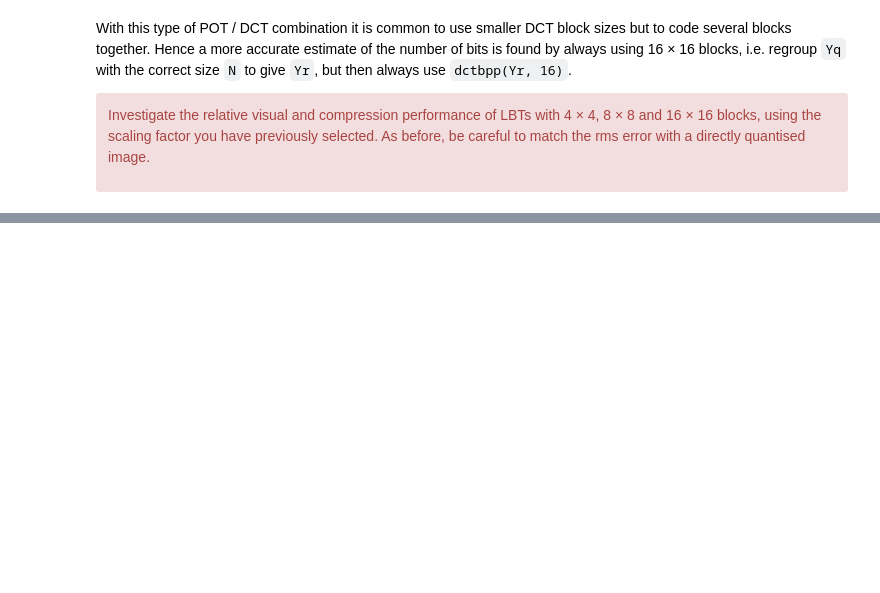
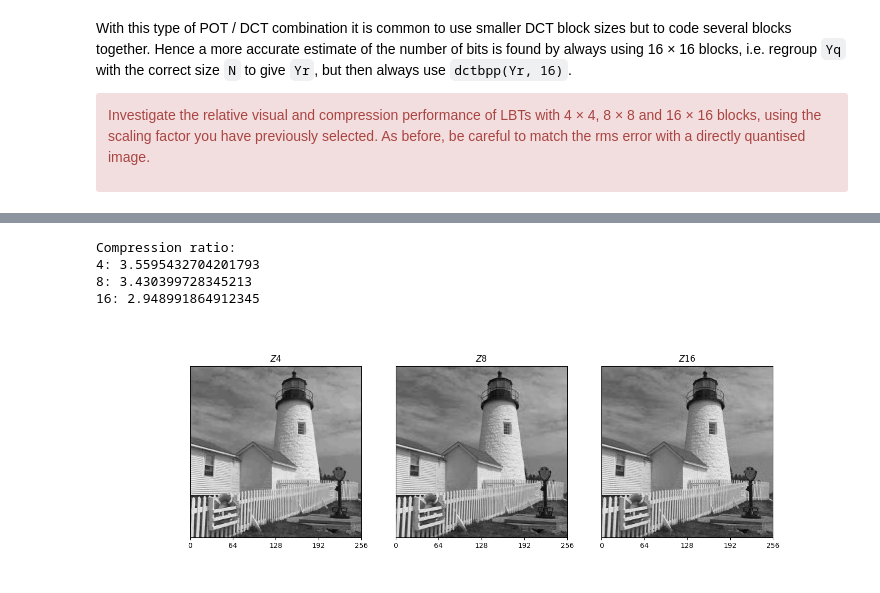
Before and after one commit to AndrewKeYanzhe/cued_sf2_lab-master, a Jupyter notebook: 8-lbt.ipynb, the cells around one changed output, grey strips where cells are left out. Drawn from its saved outputs; the diff is of its cells as text; code cells hidden in the pictures; blank space fills up the shorter version.

```diff
--- a/8-lbt.ipynb
+++ b/8-lbt.ipynb
@@ -460,0 +459,5 @@ careful to match the rms error with a directly quantised image.</div>
+# %%
+s=1.33
+Xq = quantise(X,17)
+X_q_total_bits = bpp(quantise(X,17))*X.shape[0]*X.shape[1]
+compression_ratio_dict = {}
@@ -460,0 +693,29 @@ careful to match the rms error with a directly quantised image.</div>
+# %%
+# Sort the dictionary by key
+sorted_keys = sorted(compression_ratio_dict.keys())
+
+# Print the dictionary sorted by key
+print("Compression ratio:")
+for key in sorted_keys:
+    print(f"{key}: {compression_ratio_dict[key]}")
+
+
+titles = ["Z4","Z8","Z16"]
+imgs = [Z_4,Z_8,Z_16]
+fig, axs = plt.subplots(1, 3, figsize=(15, 5), #12 is width
+                        gridspec_kw=dict(width_ratios=[img.shape[0] for img in imgs]))
+
+for ax, img, title in zip(axs, imgs, titles):
+    plot_image(img, ax=ax)
+    ax.set(yticks=[], title=f'${title}$')
+
+
+    # TODO: check if compression ratio trend is correct
+    # with larger blocks e.g. 16, there are more noisy artefacts around sharp objects, e.g. around edge of lighthouse.
+    # with smaller block sizes, there is more pixellation in the sky
+# %% [output]
+Compression ratio:
+4: 3.5595432704201793
+8: 3.430399728345213
+16: 2.948991864912345
+[figure, added]
```
Also changed, not shown: parts of 4 cells of this notebook.
